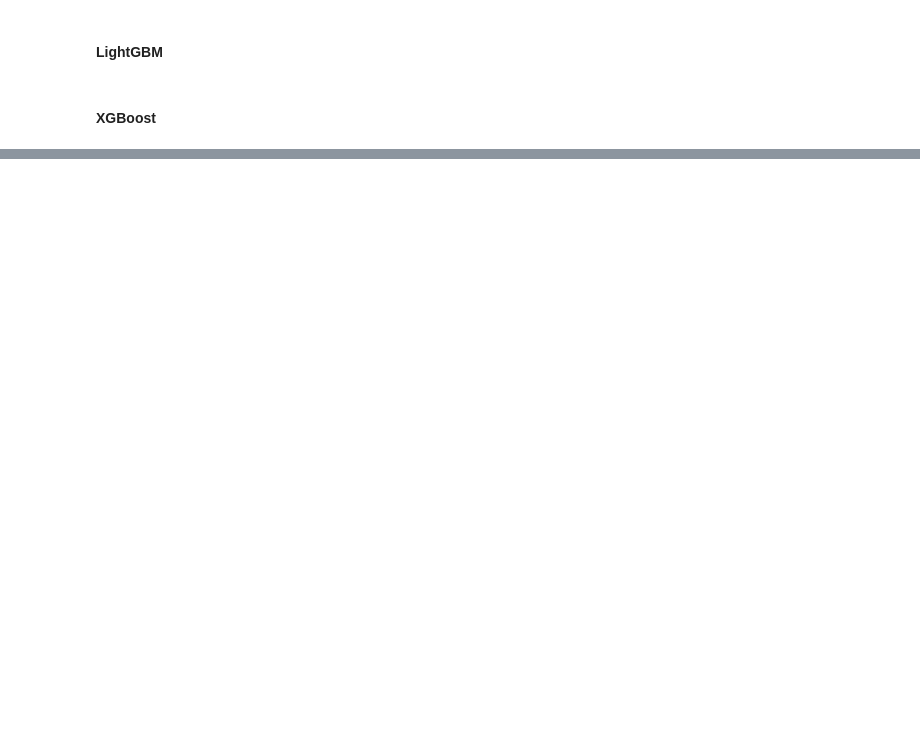
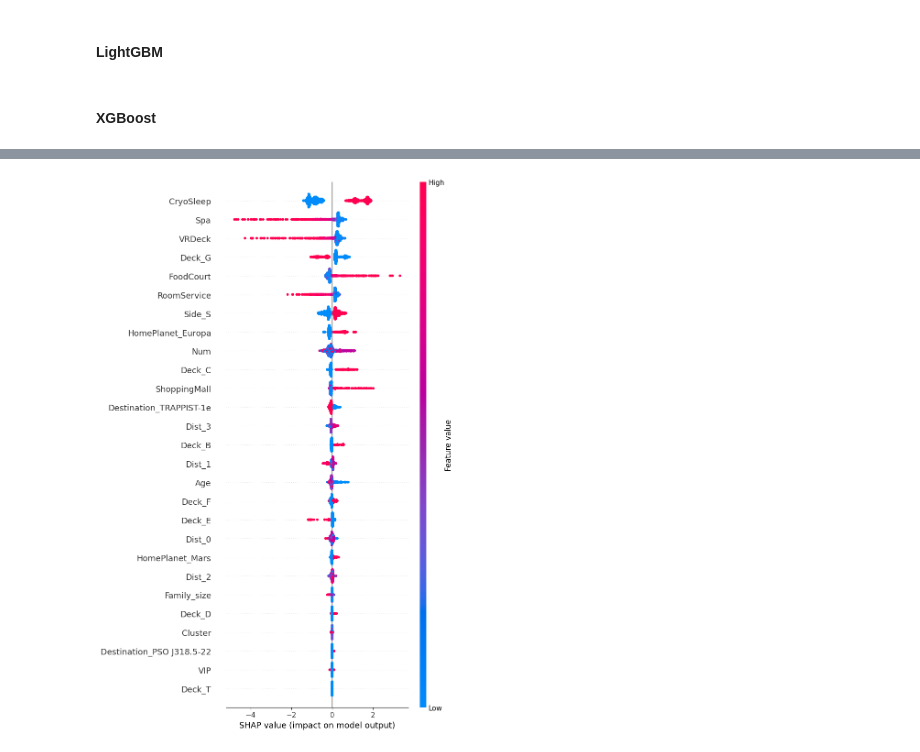
Before and after one commit to MoyMarMois/Spaceship-Titanic, a Jupyter notebook: src/Spaceship.ipynb, the cells around one changed output, grey strips where cells are left out. Saved outputs shown, nothing was run; the diff lists cells and outputs as text; code cells hidden in the pictures; blank space fills up the shorter version.

```diff
--- a/src/Spaceship.ipynb
+++ b/src/Spaceship.ipynb
@@ -749,0 +947,23 @@ XGB Validation F1-score: 0.8056
+# %%
+import shap
+
+best_model = models_dict["HGB"]
+
+sample_size = min(len(X_valid), 2000)
+rng = np.random.default_rng(42)
+indices = rng.choice(X_valid.shape[0], size=sample_size, replace=False)
+X_sample_df = X_valid.iloc[indices]
+
+explainer = shap.TreeExplainer(best_model)
+
+shap_values = explainer(X_sample_df, check_additivity=False)
+
+plt.figure(figsize=(10, 12))
+shap.summary_plot(
+    shap_values,
+    X_sample_df,
+    max_display=len(X_sample_df.columns)
+)
+plt.show()
+# %% [output]
+[figure, added]
```
Also changed, not shown: parts of 39 cells of this notebook, 5 other files.
